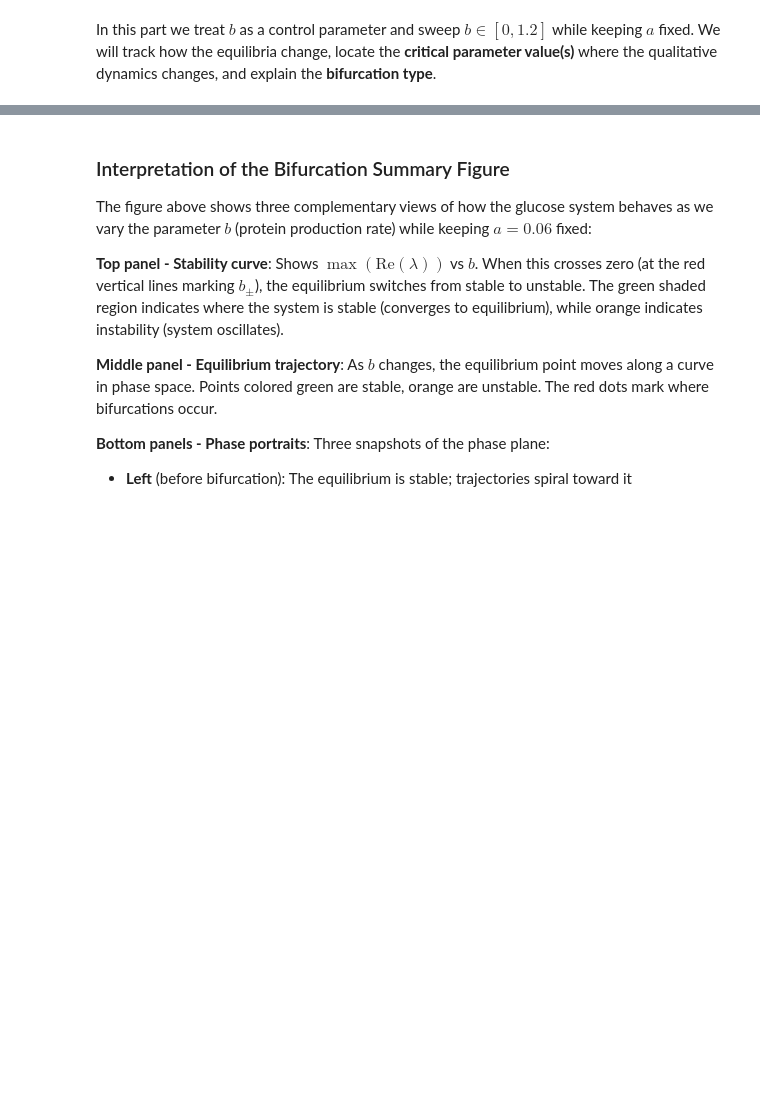
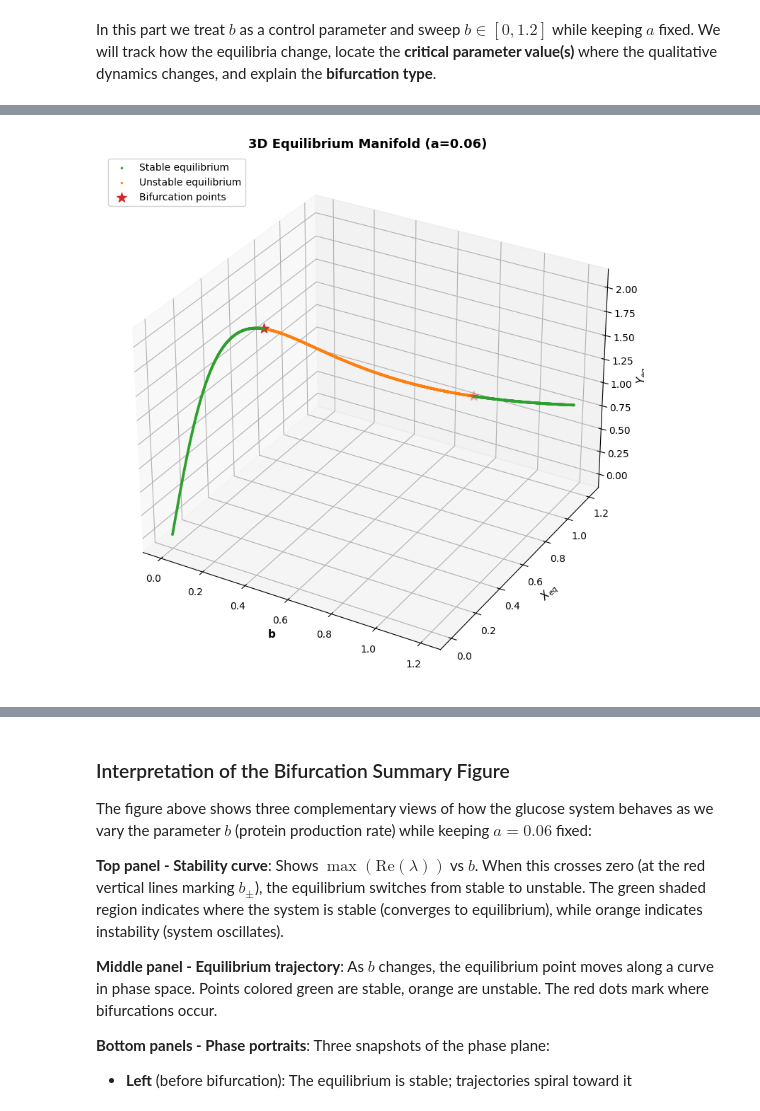
Before and after one commit to trcools/2e-bachelor-Fysica, a Jupyter notebook: Biophysics/Examen/Exam-part-1/finals-part-1.ipynb, the cells around one changed output, grey strips where cells are left out. Cells and saved outputs as stored; diff of their text form; code cells hidden in the pictures; blank space fills up the shorter version.

```diff
--- a/Biophysics/Examen/Exam-part-1/finals-part-1.ipynb
+++ b/Biophysics/Examen/Exam-part-1/finals-part-1.ipynb
@@ -170,0 +173,4 @@ glucose.plot_equilibrium_vs_b(a=0.06)
+# %%
+glucose.plot_equilibrium_3d()
+# %% [output]
+[figure, added]
```
Also changed, not shown: parts of 16 cells of this notebook, 1 other file.
